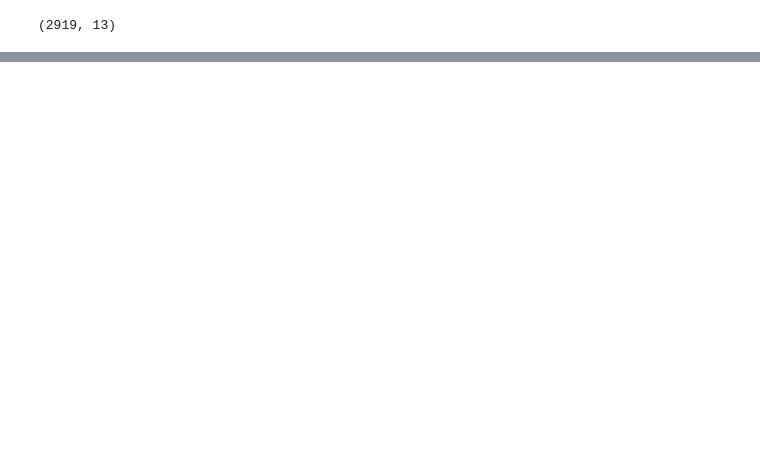
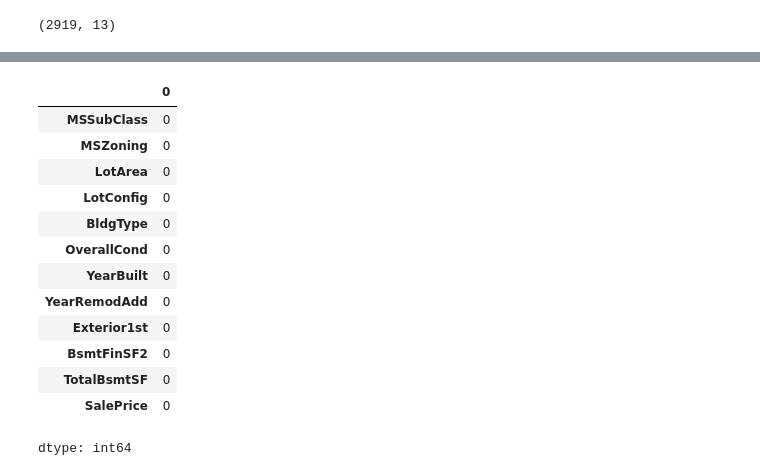
Before and after one commit to StormAbishek/House-Price-Prediction, a Jupyter notebook: House_Price_Prediction.ipynb, the cells around one changed output, grey strips where cells are left out. Cells and saved outputs as stored; diff of their text form; code cells hidden in the pictures; blank space fills up the shorter version.

```diff
--- a/House_Price_Prediction.ipynb
+++ b/House_Price_Prediction.ipynb
@@ -27,0 +78,17 @@ df.shape
+# %%
+df.isna().sum()
+# %% [output]
+|  | 0 |
+| MSSubClass | 0 |
+| MSZoning | 0 |
+| LotArea | 0 |
+| LotConfig | 0 |
+| BldgType | 0 |
+| OverallCond | 0 |
+| YearBuilt | 0 |
+| YearRemodAdd | 0 |
+| Exterior1st | 0 |
+| BsmtFinSF2 | 0 |
+| TotalBsmtSF | 0 |
+| SalePrice | 0 |
+dtype: int64
```
Also changed, not shown: parts of 8 cells of this notebook.
